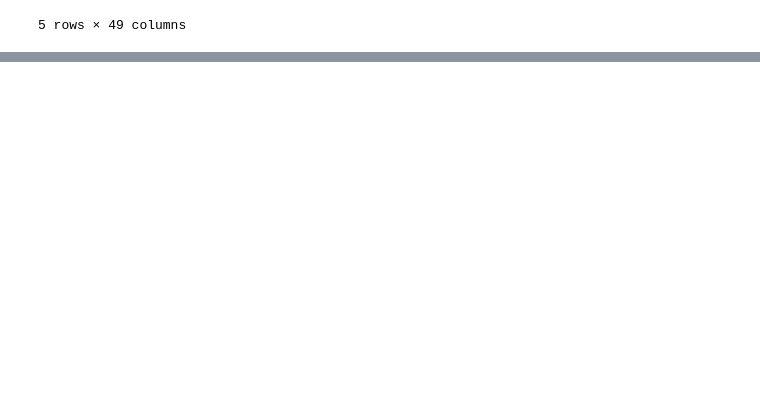
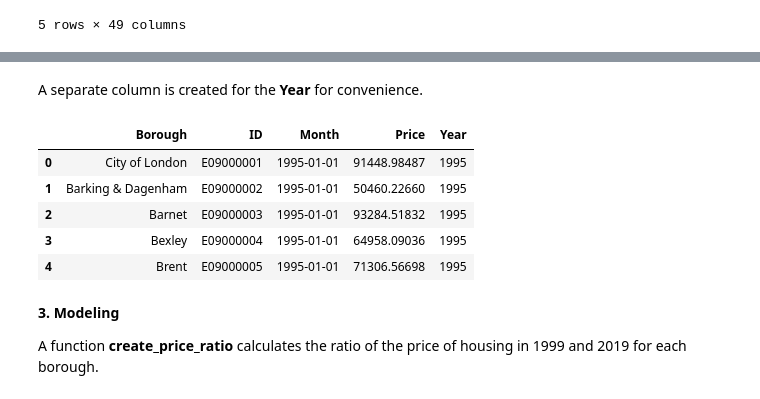
Before and after one commit to bmensah/springboard, a Jupyter notebook: [Bradley_Mensah]_Unit4_Challenge-Tier3.ipynb, the cells around one changed output, grey strips where cells are left out. Saved outputs shown, nothing was run; the diff lists cells and outputs as text; code cells hidden in the pictures; blank space fills up the shorter version.

```diff
--- a/[Bradley_Mensah]_Unit4_Challenge-Tier3.ipynb
+++ b/[Bradley_Mensah]_Unit4_Challenge-Tier3.ipynb
@@ -195,0 +194,16 @@ We hope you enjoyed this practical project. It should have consolidated your dat
+# %% [markdown]
+A separate column is created for the **Year** for convenience.
+# %%
+properties['Year'] = pd.DatetimeIndex(properties['Month']).year
+properties.head()
+# %% [output]
+|  | Borough | ID | Month | Price | Year |
+| 0 | City of London | E09000001 | 1995-01-01 | 91448.98487 | 1995 |
+| 1 | Barking & Dagenham | E09000002 | 1995-01-01 | 50460.22660 | 1995 |
+| 2 | Barnet | E09000003 | 1995-01-01 | 93284.51832 | 1995 |
+| 3 | Bexley | E09000004 | 1995-01-01 | 64958.09036 | 1995 |
+| 4 | Brent | E09000005 | 1995-01-01 | 71306.56698 | 1995 |
+# %% [markdown]
+**3. Modeling**
+
+A function **create_price_ratio** calculates the ratio of the price of housing in 1999 and 2019 for each borough.
```
Also changed, not shown: parts of 27 cells of this notebook.
